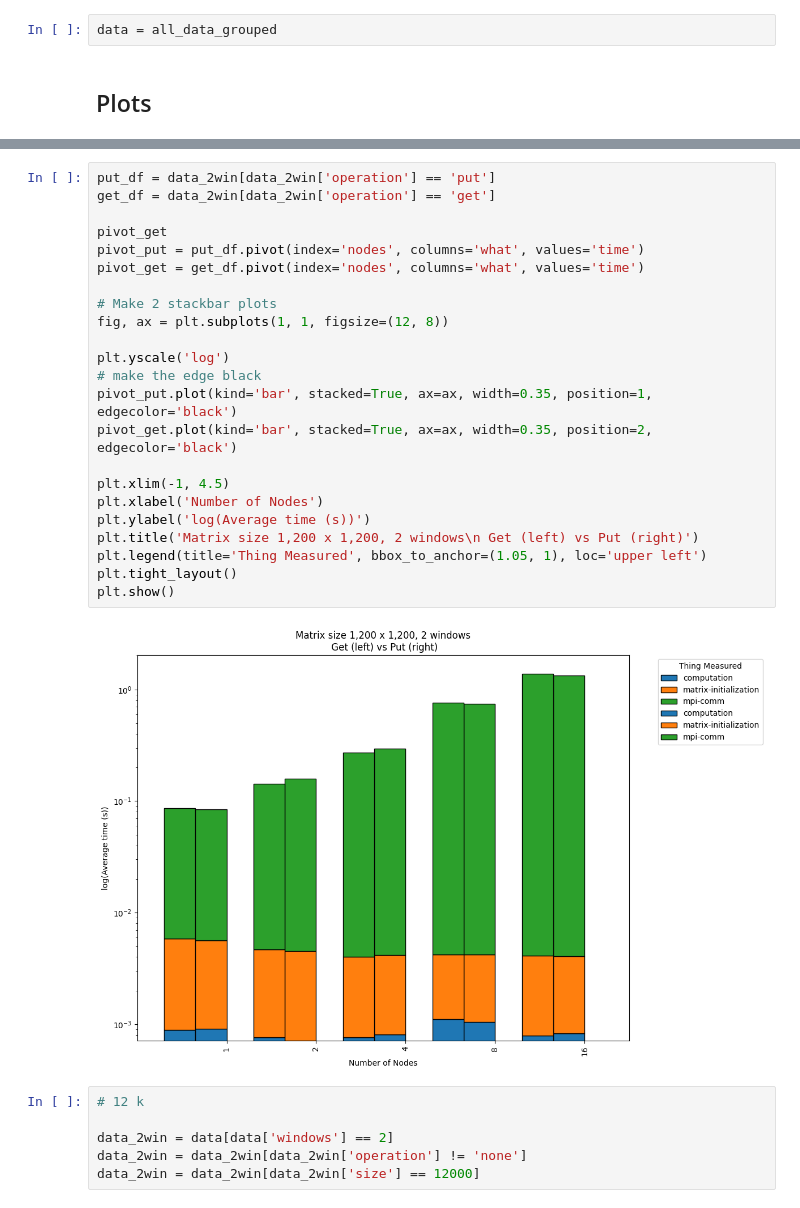
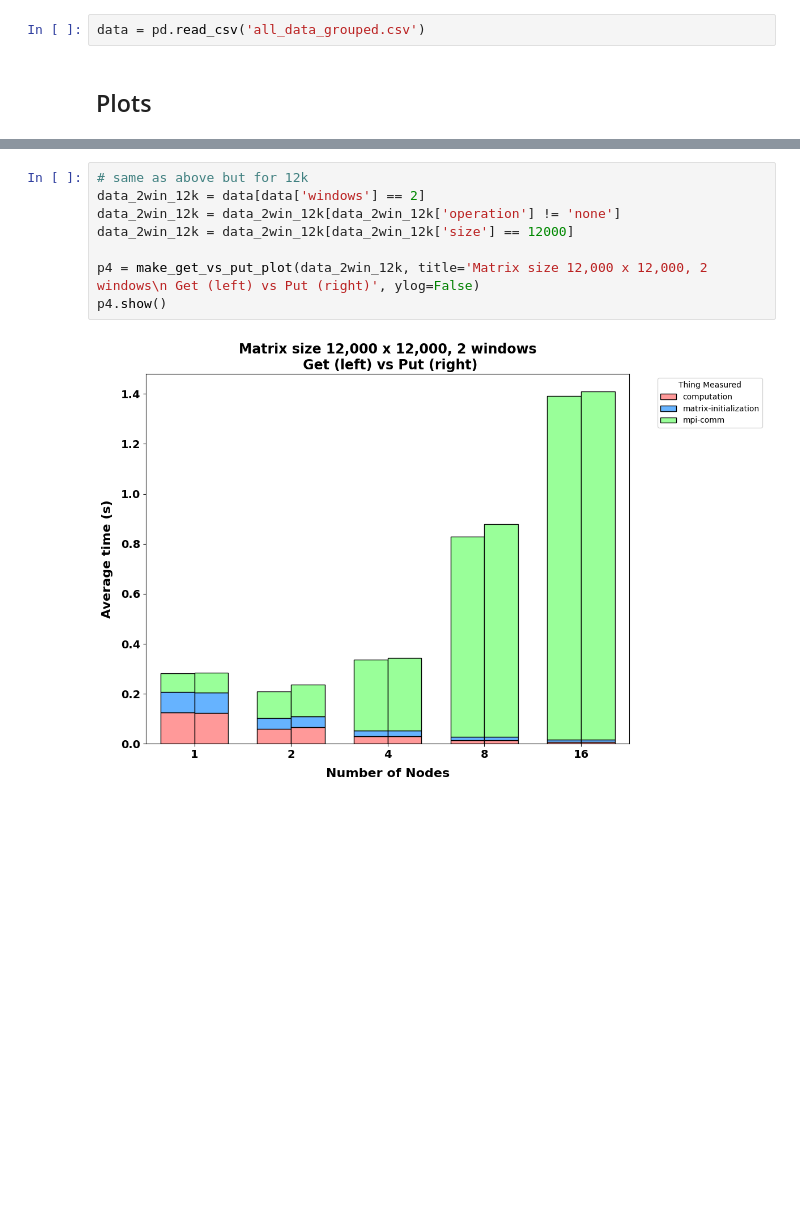
Before and after one commit to IsacPasianotto/Parallel-Programming-HPC, a Jupyter notebook: jacobi-one-side/plots/plots.ipynb, the cells around one changed output, grey strips where cells are left out. Saved outputs shown, nothing was run; the diff lists cells and outputs as text; blank space fills up the shorter version.

```diff
--- a/jacobi-one-side/plots/plots.ipynb
+++ b/jacobi-one-side/plots/plots.ipynb
@@ -298,4 +8,4 @@ all_data_grouped.columns = ['size', 'what', 'nodes', 'windows', 'operation', 'ti
 # %%
-data = all_data_grouped
+data = pd.read_csv('all_data_grouped.csv')
 # %% [markdown]
 ## Plots
@@ -384,31 +99,10 @@ data_2win = data_2win[data_2win['size'] == 1200]
 # %%
-put_df = data_2win[data_2win['operation'] == 'put']
-get_df = data_2win[data_2win['operation'] == 'get']
+# same as above but for 12k
+data_2win_12k = data[data['windows'] == 2]
+data_2win_12k = data_2win_12k[data_2win_12k['operation'] != 'none']
+data_2win_12k = data_2win_12k[data_2win_12k['size'] == 12000]
 
-pivot_get
-pivot_put = put_df.pivot(index='nodes', columns='what', values='time')
-pivot_get = get_df.pivot(index='nodes', columns='what', values='time')
-
-# Make 2 stackbar plots
-fig, ax = plt.subplots(1, 1, figsize=(12, 8))
-
-plt.yscale('log')
-# make the edge black
-pivot_put.plot(kind='bar', stacked=True, ax=ax, width=0.35, position=1, edgecolor='black')
-pivot_get.plot(kind='bar', stacked=True, ax=ax, width=0.35, position=2, edgecolor='black')
-
-plt.xlim(-1, 4.5)
-plt.xlabel('Number of Nodes')
-plt.ylabel('log(Average time (s))')
-plt.title('Matrix size 1,200 x 1,200, 2 windows\n Get (left) vs Put (right)')
-plt.legend(title='Thing Measured', bbox_to_anchor=(1.05, 1), loc='upper left')
-plt.tight_layout()
-plt.show()
+p4 = make_get_vs_put_plot(data_2win_12k, title='Matrix size 12,000 x 12,000, 2 windows\n Get (left) vs Put (right)', ylog=False)
+p4.show()
 # %% [output]
-[figure, old version]
+[figure, new version]
-# %%
-# 12 k
-
-data_2win = data[data['windows'] == 2]
-data_2win = data_2win[data_2win['operation'] != 'none']
-data_2win = data_2win[data_2win['size'] == 12000]
```
Also changed, not shown: parts of 19 cells of this notebook, 17 other files.
